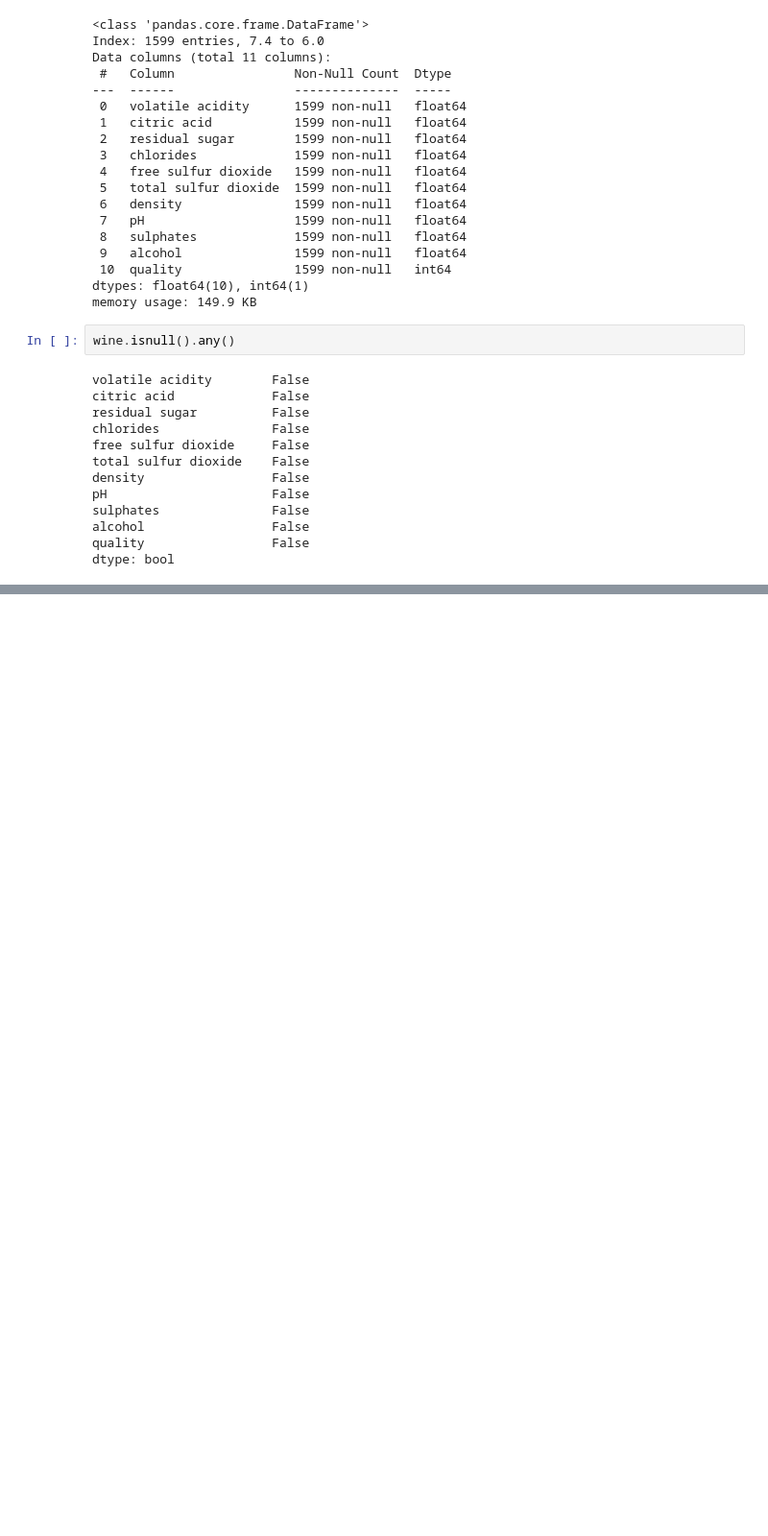
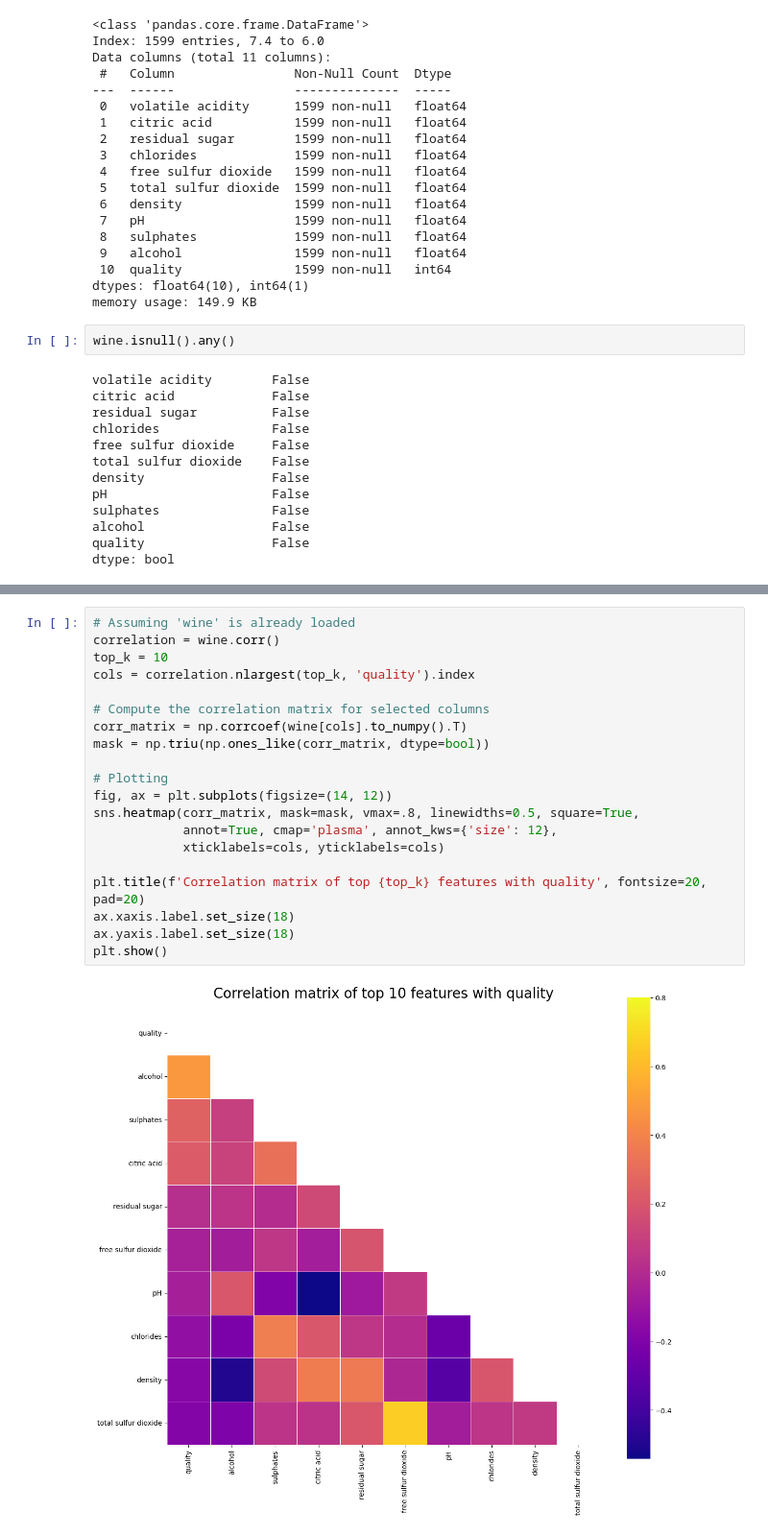
Before and after one commit to Khatiakhokhiashvili/Red-Wine-Quality, a Jupyter notebook: Wine.ipynb, the cells around one changed output, grey strips where cells are left out. Shown at 96% size. Saved outputs shown, nothing was run; the diff lists cells and outputs as text; blank space fills up the shorter version.

```diff
--- a/Wine.ipynb
+++ b/Wine.ipynb
@@ -104,0 +166,22 @@ plt.tight_layout()
+# %%
+# Assuming 'wine' is already loaded
+correlation = wine.corr()
+top_k = 10
+cols = correlation.nlargest(top_k, 'quality').index
+
+# Compute the correlation matrix for selected columns
+corr_matrix = np.corrcoef(wine[cols].to_numpy().T)
+mask = np.triu(np.ones_like(corr_matrix, dtype=bool))
+
+# Plotting
+fig, ax = plt.subplots(figsize=(14, 12))
+sns.heatmap(corr_matrix, mask=mask, vmax=.8, linewidths=0.5, square=True,
+            annot=True, cmap='plasma', annot_kws={'size': 12},
+            xticklabels=cols, yticklabels=cols)
+
+plt.title(f'Correlation matrix of top {top_k} features with quality', fontsize=20, pad=20)
+ax.xaxis.label.set_size(18)
+ax.yaxis.label.set_size(18)
+plt.show()
+# %% [output]
+[figure, added]
```
Also changed, not shown: parts of 7 cells of this notebook.
